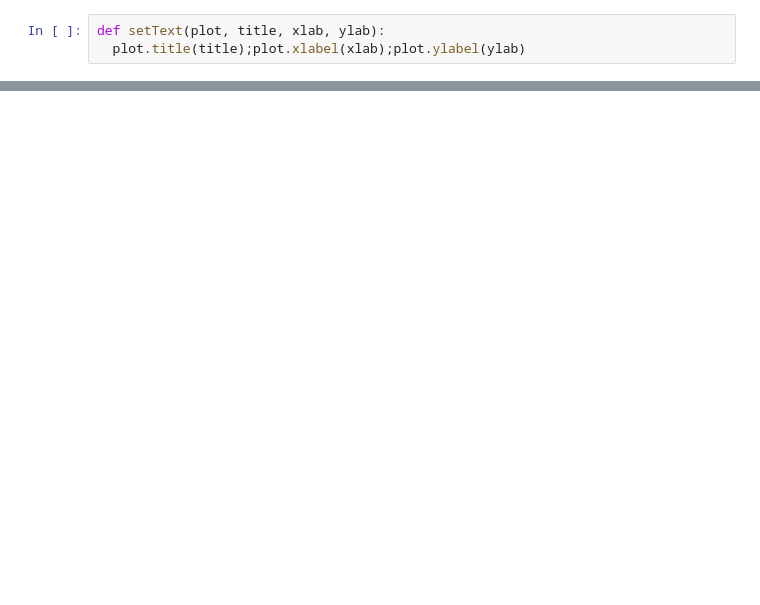
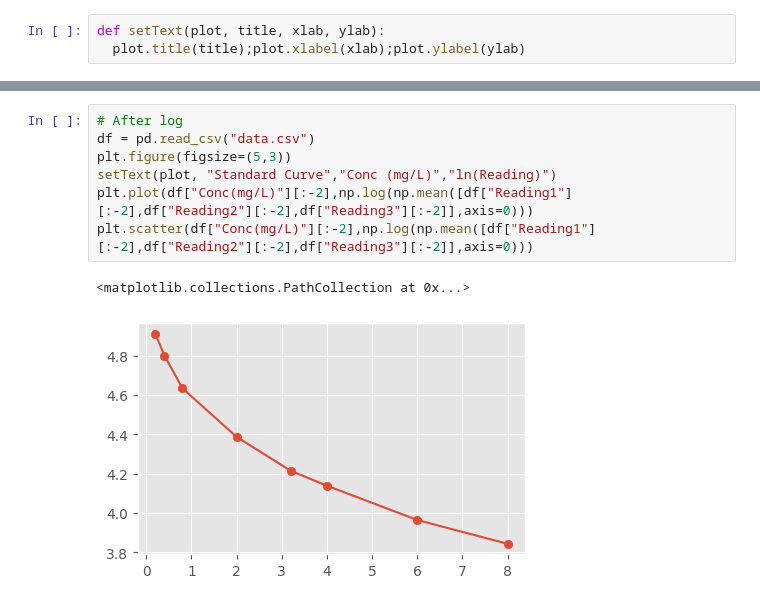
Before and after one commit to weathon/lab7, a Jupyter notebook: main.ipynb, the cells around one changed output, grey strips where cells are left out. Saved outputs shown, nothing was run; the diff lists cells and outputs as text; blank space fills up the shorter version.

Commit message:
After log

```diff
--- a/main.ipynb
+++ b/main.ipynb
@@ -27,0 +45,10 @@ Name: Conc(mg/L), dtype: float64
+# %%
+# After log
+df = pd.read_csv("data.csv")
+plt.figure(figsize=(5,3))
+setText(plot, "Standard Curve","Conc (mg/L)","ln(Reading)")
+plt.plot(df["Conc(mg/L)"][:-2],np.log(np.mean([df["Reading1"][:-2],df["Reading2"][:-2],df["Reading3"][:-2]],axis=0)))
+plt.scatter(df["Conc(mg/L)"][:-2],np.log(np.mean([df["Reading1"][:-2],df["Reading2"][:-2],df["Reading3"][:-2]],axis=0)))
+# %% [output]
+<matplotlib.collections.PathCollection at 0x...>
+[figure, added]
```
Also changed, not shown: parts of 5 cells of this notebook, 1 other file.
